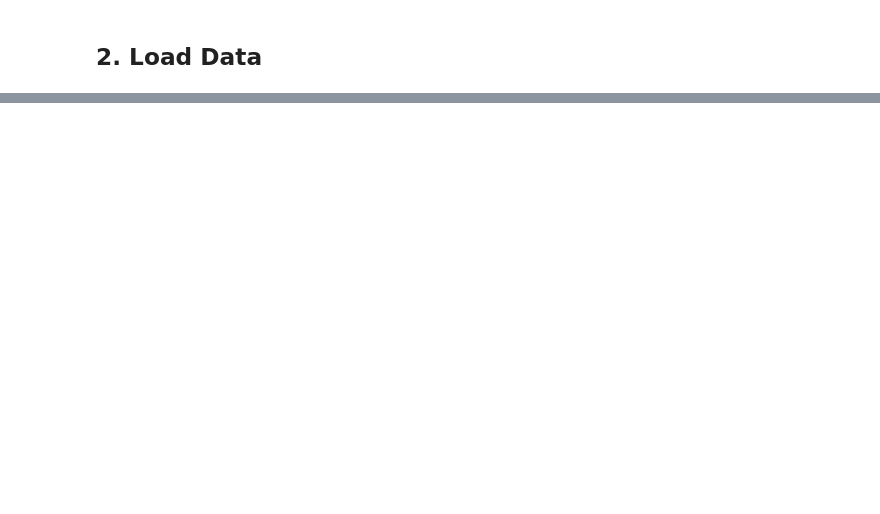
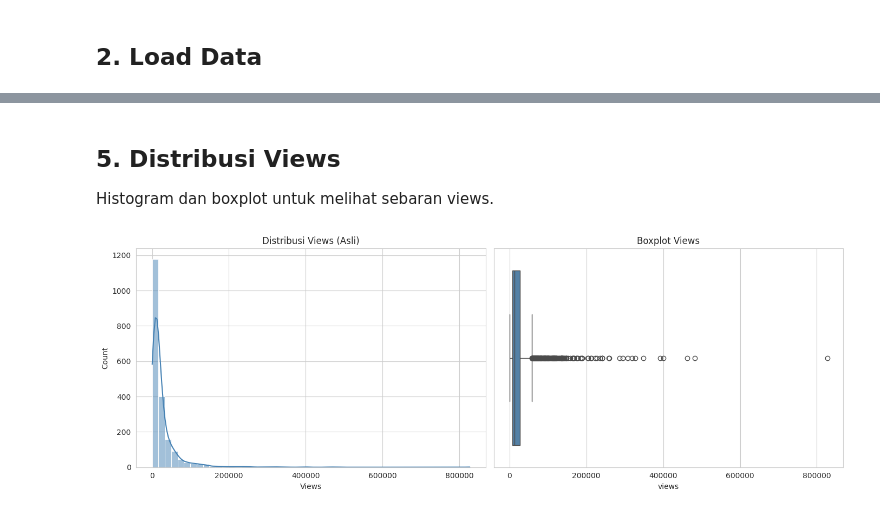
Before and after one commit to xafiertect/wrappyt, a Jupyter notebook: notebooks/preparation/01_eda_qiqi.ipynb, the cells around one changed output, grey strips where cells are left out. Drawn from its saved outputs; the diff is of its cells as text; code cells hidden in the pictures; blank space fills up the shorter version.

```diff
--- a/notebooks/preparation/01_eda_qiqi.ipynb
+++ b/notebooks/preparation/01_eda_qiqi.ipynb
@@ -9,6 +10,10 @@ import pandas as pd
 import numpy as np
 import matplotlib.pyplot as plt
 import seaborn as sns
+import warnings
+%matplotlib inline
 
-import warnings
 warnings.filterwarnings('ignore')
+sns.set_style('whitegrid')
+plt.rcParams['figure.figsize'] = (10, 6)
+print("Libraries loaded ✓")
@@ -152,0 +24,6 @@ The dataset provides insights into video performance over time. CTR and views sh
+# %%
+import os
+print(os.getcwd())
+df = pd.read_csv('../../data/processed/youtube_cleaned.csv')
+print(f"Shape: {df.shape}")
+df.head()
@@ -152,0 +80,16 @@ The dataset provides insights into video performance over time. CTR and views sh
+# %% [markdown]
+## 5. Distribusi Views
+Histogram dan boxplot untuk melihat sebaran views.
+# %%
+fig, axes = plt.subplots(1, 2, figsize=(14, 5))
+sns.histplot(df['views'], bins=50, kde=True, ax=axes[0], color='steelblue')
+axes[0].set_title('Distribusi Views (Asli)')
+axes[0].set_xlabel('Views')
+
+sns.boxplot(x=df['views'], ax=axes[1], color='steelblue')
+axes[1].set_title('Boxplot Views')
+plt.tight_layout()
+plt.savefig('../../data/processed/eda_views_dist.png', dpi=150)
+plt.show()
+# %% [output]
+[figure, added]
```
Also changed, not shown: parts of 49 cells of this notebook, 5 other files.
